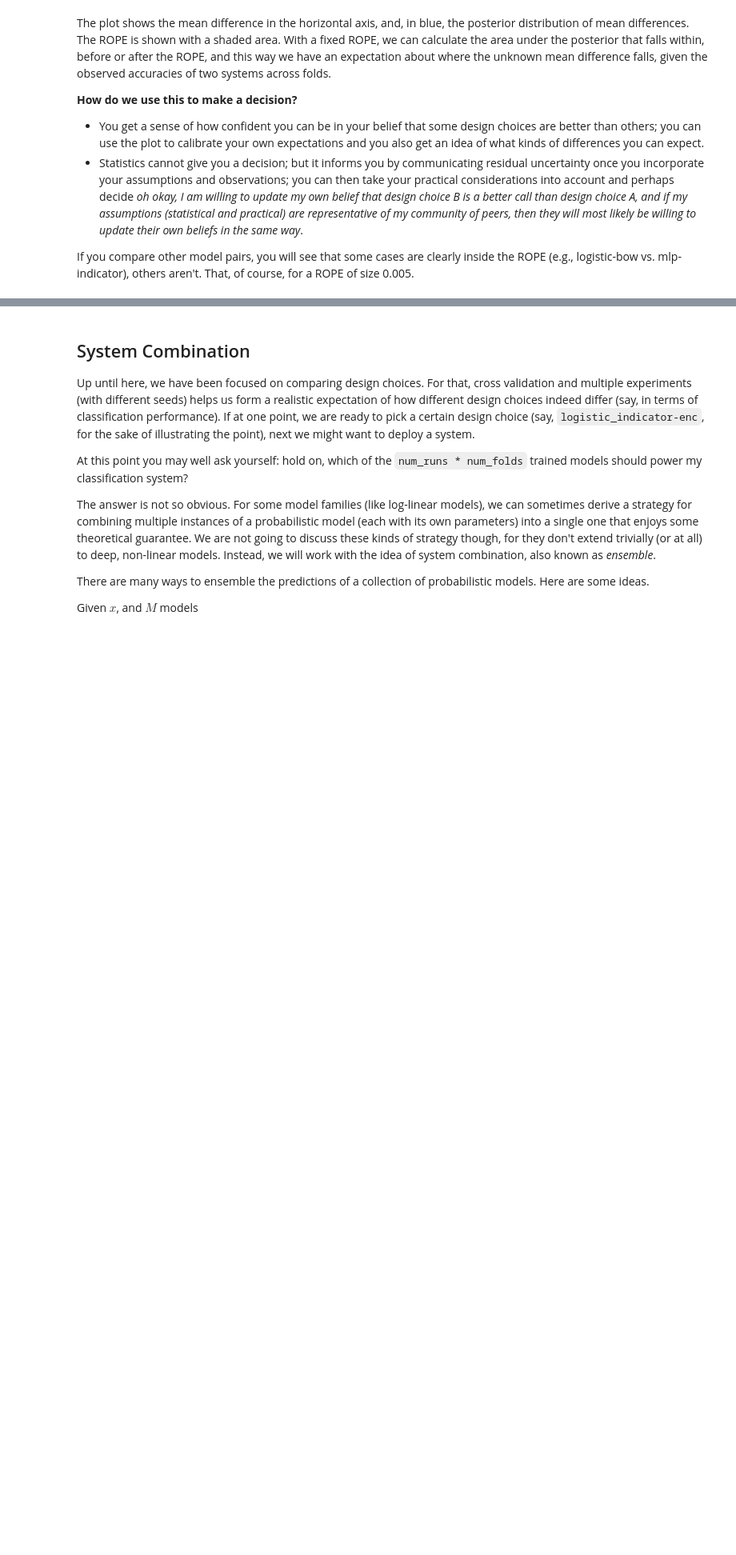
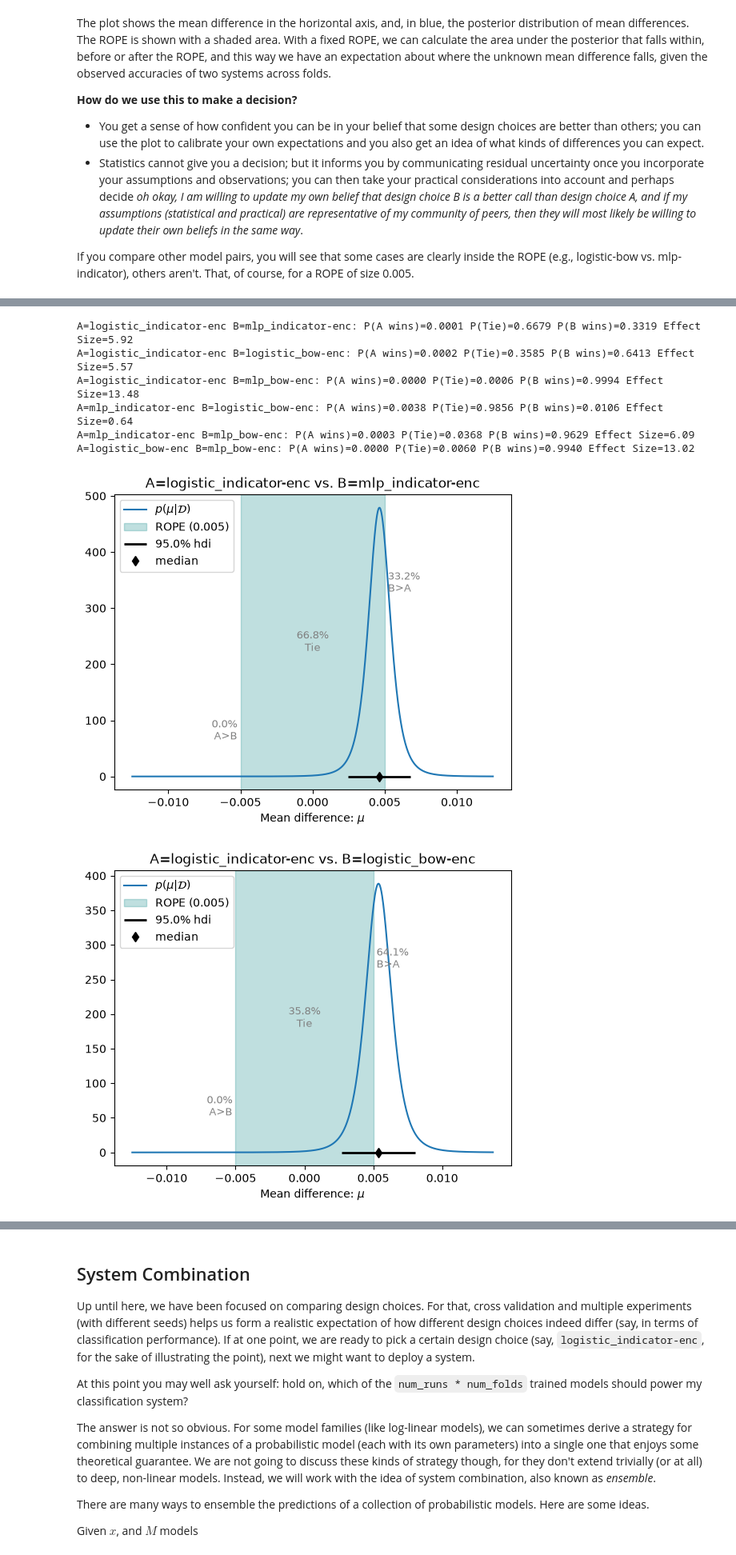
Before and after one commit to samueladrados/nlp_first_assignment, a Jupyter notebook: part1/tutorial.ipynb, the cells around one changed output, grey strips where cells are left out. Shown at 80% size. Cells and saved outputs as stored; diff of their text form; code cells hidden in the pictures; blank space fills up the shorter version.

```diff
--- a/part1/tutorial.ipynb
+++ b/part1/tutorial.ipynb
@@ -1244,0 +1784,26 @@ else:
+# %%
+from itertools import combinations
+
+def compare_all_pairs(classifiers, rope_size=0.005, plot=True):
+    for name_a, name_b in combinations(classifiers.keys(), 2):
+        posterior = part1.analysis.BenavoliCorrelatedT(
+            get_all_measurements_for(classifiers, name_a).flatten(),
+            get_all_measurements_for(classifiers, name_b).flatten(),
+            names=[name_a, name_b],
+        )
+        p_a, p_tie, p_b = posterior.probs(rope_size)
+        print(f"A={name_a} B={name_b}: P(A wins)={p_a:.4f} P(Tie)={p_tie:.4f} "
+              f"P(B wins)={p_b:.4f} Effect Size={posterior.effect_size:.2f}")
+        if plot:
+            _ = posterior.plot(rope_size)
+
+compare_all_pairs(my_classifiers, rope_size=0.005)
+# %% [output]
+A=logistic_indicator-enc B=mlp_indicator-enc: P(A wins)=0.0001 P(Tie)=0.6679 P(B wins)=0.3319 Effect Size=5.92
+A=logistic_indicator-enc B=logistic_bow-enc: P(A wins)=0.0002 P(Tie)=0.3585 P(B wins)=0.6413 Effect Size=5.57
+A=logistic_indicator-enc B=mlp_bow-enc: P(A wins)=0.0000 P(Tie)=0.0006 P(B wins)=0.9994 Effect Size=13.48
+A=mlp_indicator-enc B=logistic_bow-enc: P(A wins)=0.0038 P(Tie)=0.9856 P(B wins)=0.0106 Effect Size=0.64
+A=mlp_indicator-enc B=mlp_bow-enc: P(A wins)=0.0003 P(Tie)=0.0368 P(B wins)=0.9629 Effect Size=6.09
+A=logistic_bow-enc B=mlp_bow-enc: P(A wins)=0.0000 P(Tie)=0.0060 P(B wins)=0.9940 Effect Size=13.02
+[figure, added]
+[figure, added]
```
Also changed, not shown: parts of 66 cells of this notebook.
